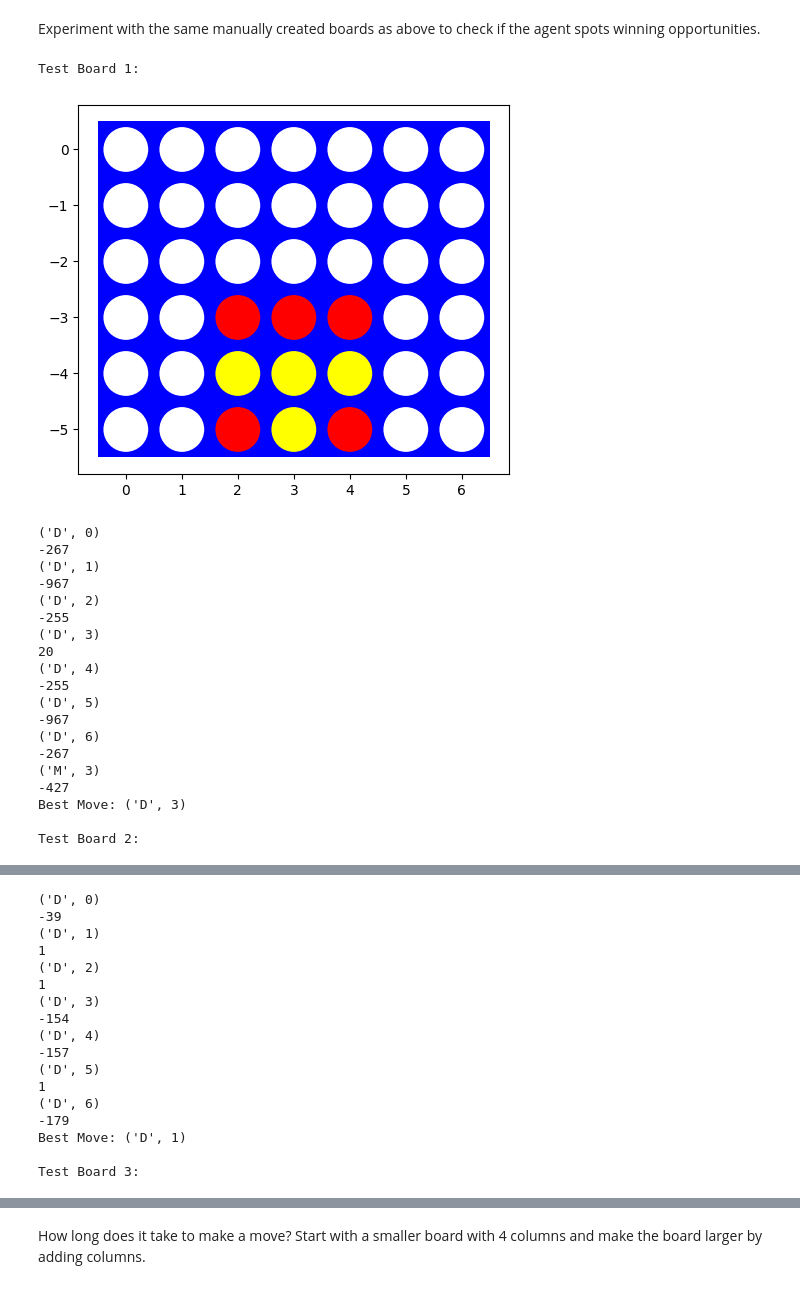
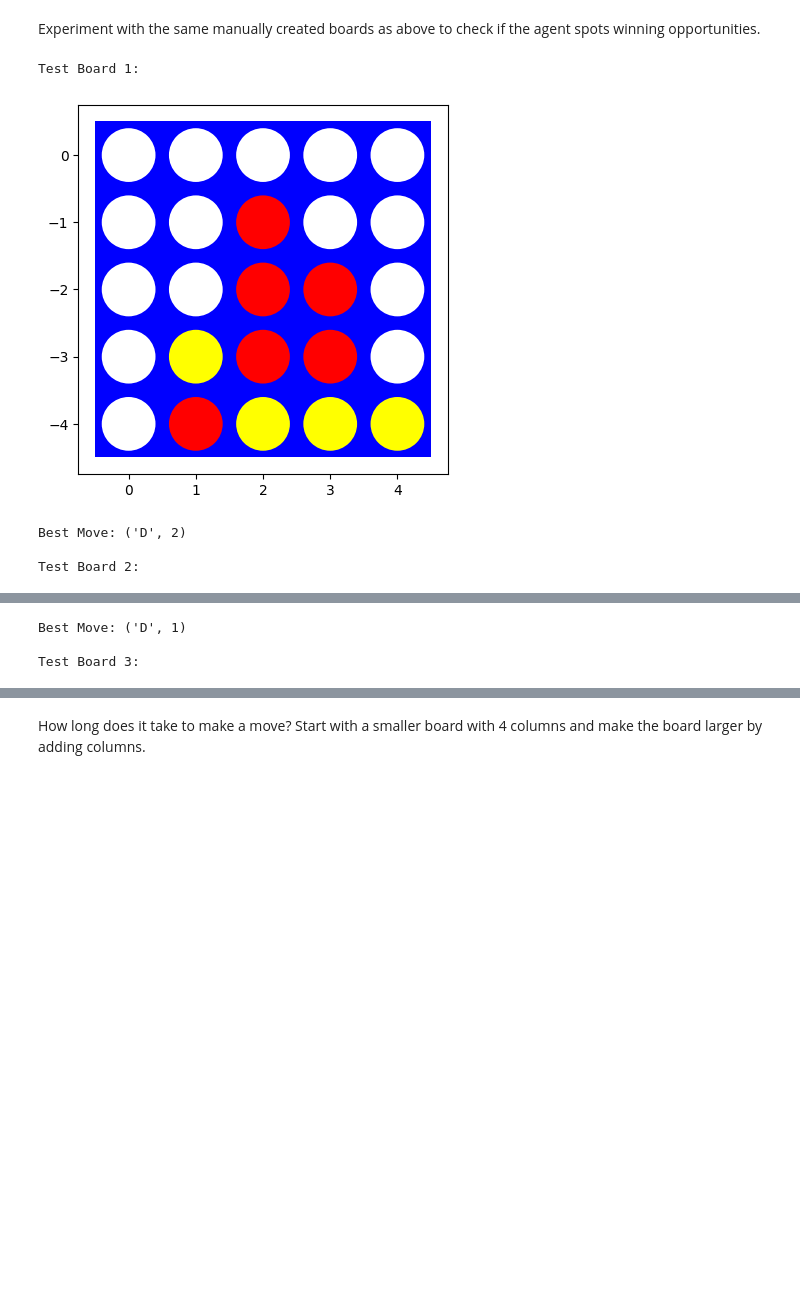
Before and after one commit to codlam26/CSE-352-HW, a Jupyter notebook: Games/assignment_mean_connect4.ipynb, the cells around one changed output, grey strips where cells are left out. Drawn from its saved outputs; the diff is of its cells as text; code cells hidden in the pictures; blank space fills up the shorter version.

```diff
--- a/Games/assignment_mean_connect4.ipynb
+++ b/Games/assignment_mean_connect4.ipynb
@@ -255,9 +255,9 @@ def utility(state):
   is_terminal, winner = terminal(state)
   if is_terminal:
         if winner == 1:
-            return 1  # If player 1 wins
+            return 10000  # If player 1 wins
         elif winner == -1:
-            return -1  # If player 2 wins
+            return -10000  # If player 2 wins
         else:
             return 0  # Tie
   return 0
@@ -909,66 +864,48 @@ Experiment with the same manually created boards as above to check if the agent
 # %%
 # Testing on different board states
 test_boards = [
-    np.array([[0, 0, 0, 0, 0, 0, 0],
-              [0, 0, 0, 0, 0, 0, 0],
-              [0, 0, 0, 0, 0, 0, 0],
-              [0, 0, 1, 1, 1, 0, 0],
-              [0, 0,-1,-1,-1, 0, 0],
-              [0, 0, 1,-1, 1, 0, 0]]),
+    np.array([[0, 0, 0, 0, 0],
+              [0, 0, 1, 0, 0],
+              [0, 0, 1, 1, 0],
+              [0, -1, 1, 1, 0],
+              [0, 1,-1,-1,-1]]),
 
-    np.array([[0, 0, 0, 0, 0, 0, 0],
-              [0, 0, 0, 0, 0, 0, 0],
-              [0, 0, 0, 0, 0, 0, 0],
-              [0, 0, 0, 0, -1, 0, 0],
-              [0, 0, 0, -1,-1, 0, 0],
-              [0, 0, 1, 1, 1, 0, 0]]),
+    np.array([[0, 0, 0, 0, 0],
+              [0, 1, 0, 0, 0],
+              [0, 1, 0, 0, 0],
+              [-1, 1, 0, 0, 0],
+              [1,-1,-1,-1, 0]]),
 
     np.array([[0, 0, 0, 0, 0, 0, 0],
               [0, 0, 0, 0, 0, 0, 0],
               [0, 0, 0, 0, 0, 0, 0],
               [0, 0, 0, 0, 0, 0, 0],
               [0, 0, 0, 1, 1, 1, 0],
               [0, 0, 0,-1,-1,-1, 0]]),
 
     np.array([[0, 0, 0, 0, 0, 0, 0],
               [0, 0, 0, 0, 0, 0, 0],
               [0, 0, 0, 0, 0, 0, 0],
               [0, 0, 0, 0, 0, 0, 0],
               [0, 0, 0, 1, 0, 0, 0],
               [0, 0, 0, 1, 0, 0, 0]]),
 
     np.array([[0, 0, 0, 0, 0, 0, 0],
               [0, 0, 0, 0, 0, 0, 0],
               [0, 0, 0, 0, 0, 0, 0],
               [0, 0, 0, 0, 0, 0, 0],
               [0, 0, 0, 1, 1, 0, 0],
               [0, 0, 0,-1,-1, 0, 0]])
 ]
 
 for i, board in enumerate(test_boards):
     print(f"Test Board {i+1}:")
     visualize(board)
     move = heuristic_minimax_agent(board, player=1, depth=4, last_mean_move=False)
     print(f"Best Move: {move}\n")
 # %% [output]
 Test Board 1:
-[figure, old version]
+[figure, new version]
-('D', 0)
--267
-('D', 1)
--967
-('D', 2)
--255
-('D', 3)
-20
-('D', 4)
--255
-('D', 5)
--967
-('D', 6)
--267
-('M', 3)
--427
-Best Move: ('D', 3)
+Best Move: ('D', 2)
 
 Test Board 2:
@@ -976,17 +913,3 @@ Test Board 2:
-('D', 0)
--39
-('D', 1)
-1
-('D', 2)
-1
-('D', 3)
--154
-('D', 4)
--157
-('D', 5)
-1
-('D', 6)
--179
 Best Move: ('D', 1)
 
 Test Board 3:
```
Also changed, not shown: parts of 8 cells of this notebook.
